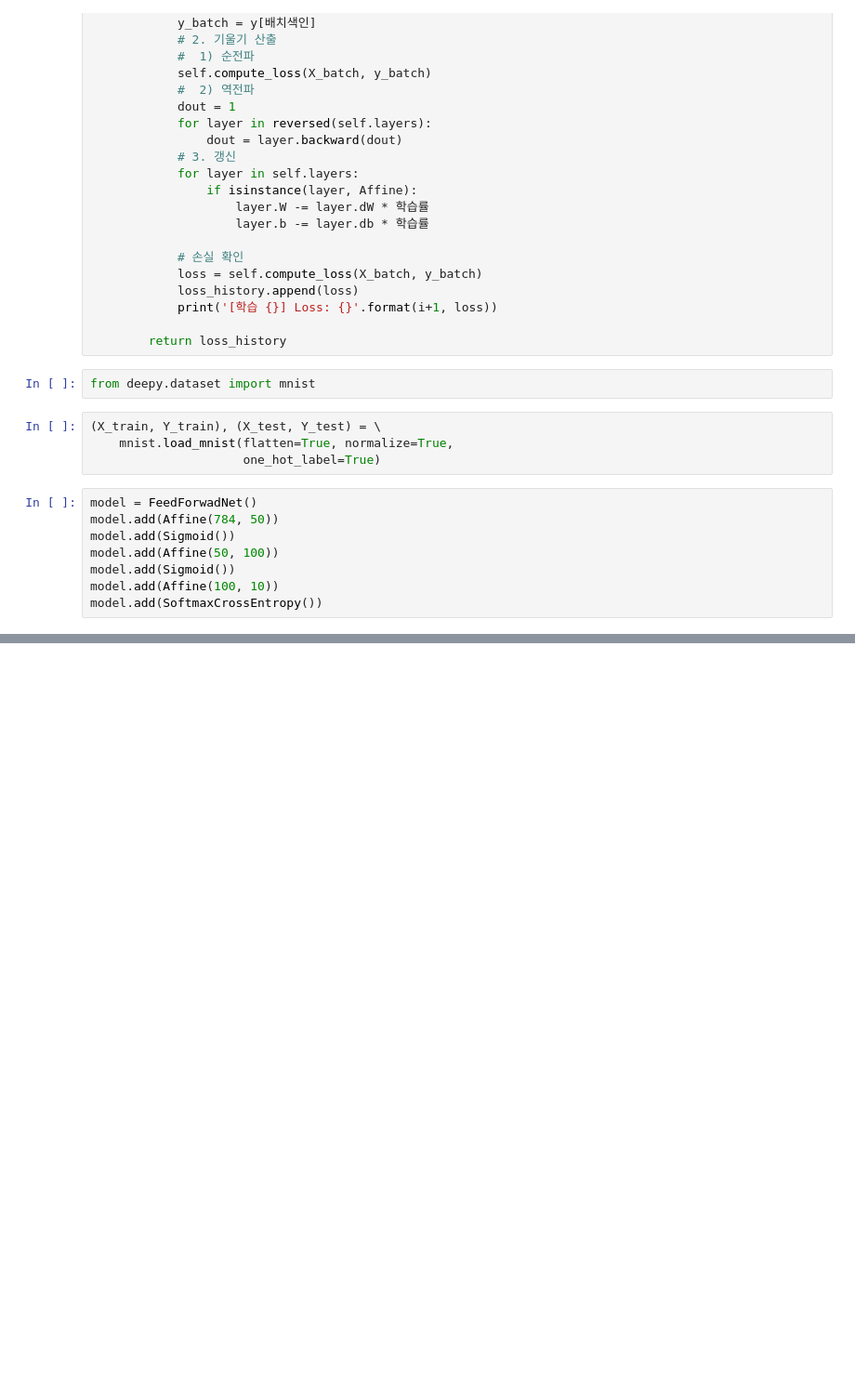
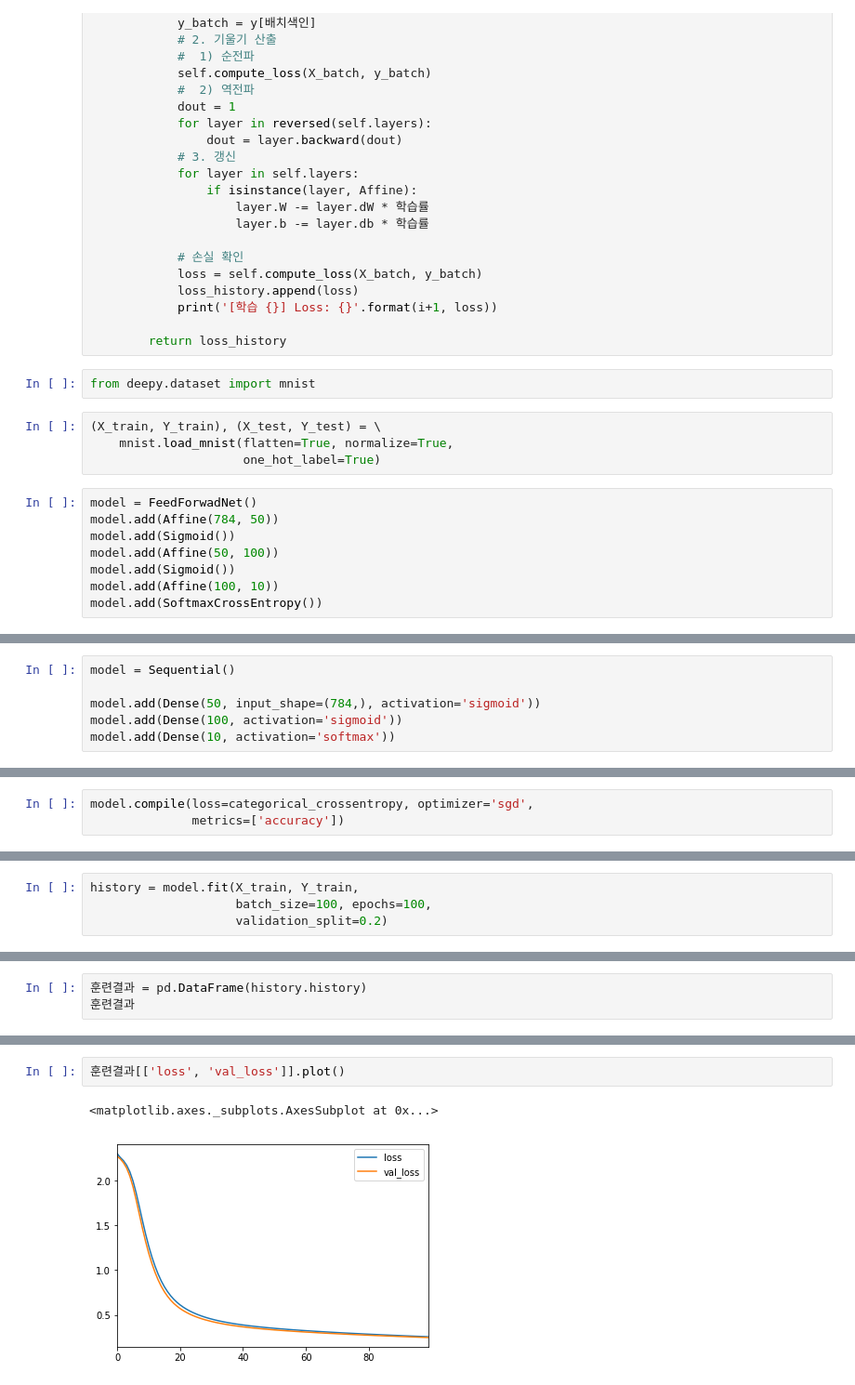
Before and after one commit to AveryCastle/python_dl, a Jupyter notebook: teacher/Day 4.ipynb, the cells around one changed output, grey strips where cells are left out. Shown: that part at 93% size. Drawn from its saved outputs; the diff is of its cells as text; blank space fills up the shorter version.

```diff
--- a/teacher/Day 4.ipynb
+++ b/teacher/Day 4.ipynb
@@ -180,0 +199,6 @@ plt.plot(loss_history)
+# %%
+model = Sequential()
+
+model.add(Dense(50, input_shape=(784,), activation='sigmoid'))
+model.add(Dense(100, activation='sigmoid'))
+model.add(Dense(10, activation='softmax'))
@@ -180,0 +207,3 @@ plt.plot(loss_history)
+# %%
+model.compile(loss=categorical_crossentropy, optimizer='sgd',
+              metrics=['accuracy'])
@@ -180,0 +226,4 @@ plt.plot(loss_history)
+# %%
+history = model.fit(X_train, Y_train,
+                    batch_size=100, epochs=100,
+                    validation_split=0.2)
@@ -180,0 +248,3 @@ plt.plot(loss_history)
+# %%
+훈련결과 = pd.DataFrame(history.history)
+훈련결과
@@ -180,0 +270,5 @@ plt.plot(loss_history)
+# %%
+훈련결과[['loss', 'val_loss']].plot()
+# %% [output]
+<matplotlib.axes._subplots.AxesSubplot at 0x...>
+[figure, added]
```
Also changed, not shown: parts of 53 cells of this notebook, 8 other files.
